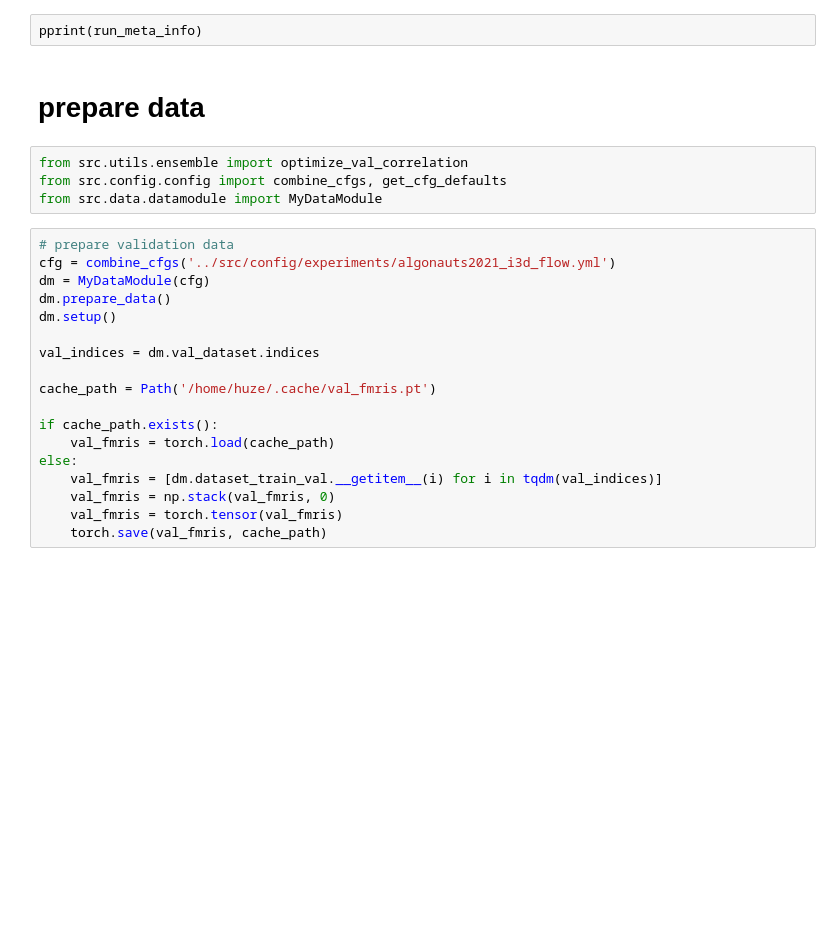
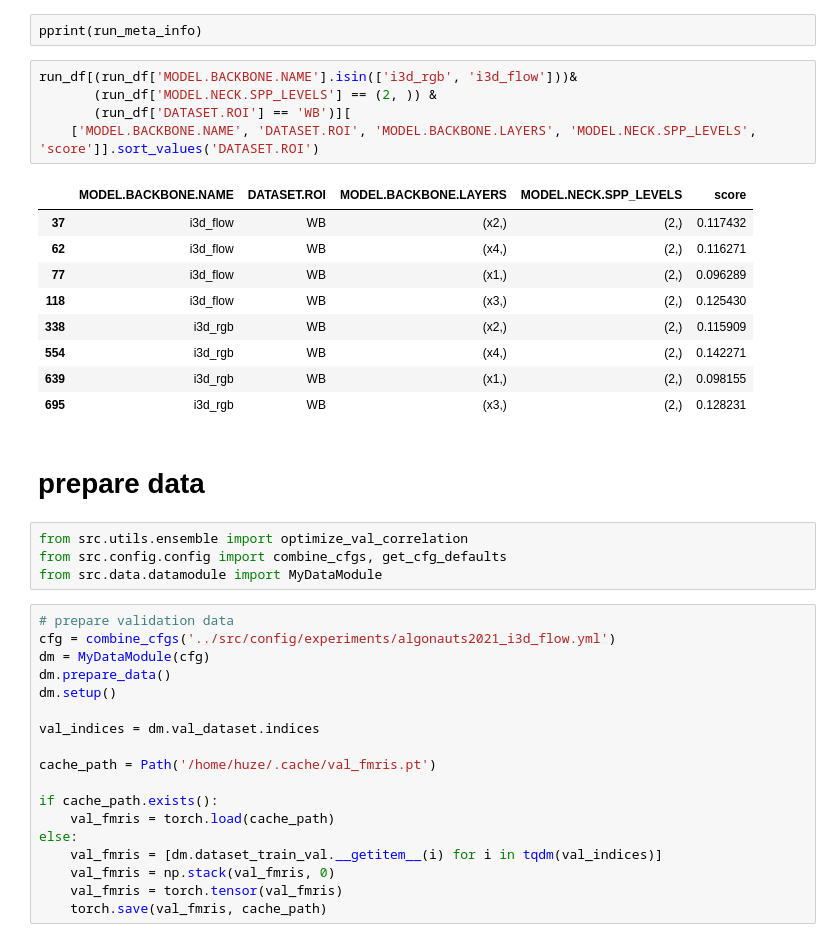
Before and after one commit to huzeyann/htROI-neural-encoding, a Jupyter notebook: notebooks/1. hierarchical ensemble.ipynb, the cells around one changed output. Drawn from its saved outputs; the diff is of its cells as text; blank space fills up the shorter version.

```diff
--- a/notebooks/hierarchical ensemble.ipynb
+++ b/notebooks/1. hierarchical ensemble.ipynb
@@ -69,5 +70,20 @@ total GPU time 92.19h
 # %% [raw]
 pprint(run_meta_info)
+# %%
+run_df[(run_df['MODEL.BACKBONE.NAME'].isin(['i3d_rgb', 'i3d_flow']))&
+       (run_df['MODEL.NECK.SPP_LEVELS'] == (2, )) &
+       (run_df['DATASET.ROI'] == 'WB')][
+    ['MODEL.BACKBONE.NAME', 'DATASET.ROI', 'MODEL.BACKBONE.LAYERS', 'MODEL.NECK.SPP_LEVELS', 'score']].sort_values('DATASET.ROI')
+# %% [output]
+|  | MODEL.BACKBONE.NAME | DATASET.ROI | MODEL.BACKBONE.LAYERS | MODEL.NECK.SPP_LEVELS | score |
+| 37 | i3d_flow | WB | (x2,) | (2,) | 0.117432 |
+| 62 | i3d_flow | WB | (x4,) | (2,) | 0.116271 |
+| 77 | i3d_flow | WB | (x1,) | (2,) | 0.096289 |
+| 118 | i3d_flow | WB | (x3,) | (2,) | 0.125430 |
+| 338 | i3d_rgb | WB | (x2,) | (2,) | 0.115909 |
+| 554 | i3d_rgb | WB | (x4,) | (2,) | 0.142271 |
+| 639 | i3d_rgb | WB | (x1,) | (2,) | 0.098155 |
+| 695 | i3d_rgb | WB | (x3,) | (2,) | 0.128231 |
 # %% [markdown]
 # prepare data
 # %%
```
Also changed, not shown: parts of 13 cells of this notebook, 5 other files.
